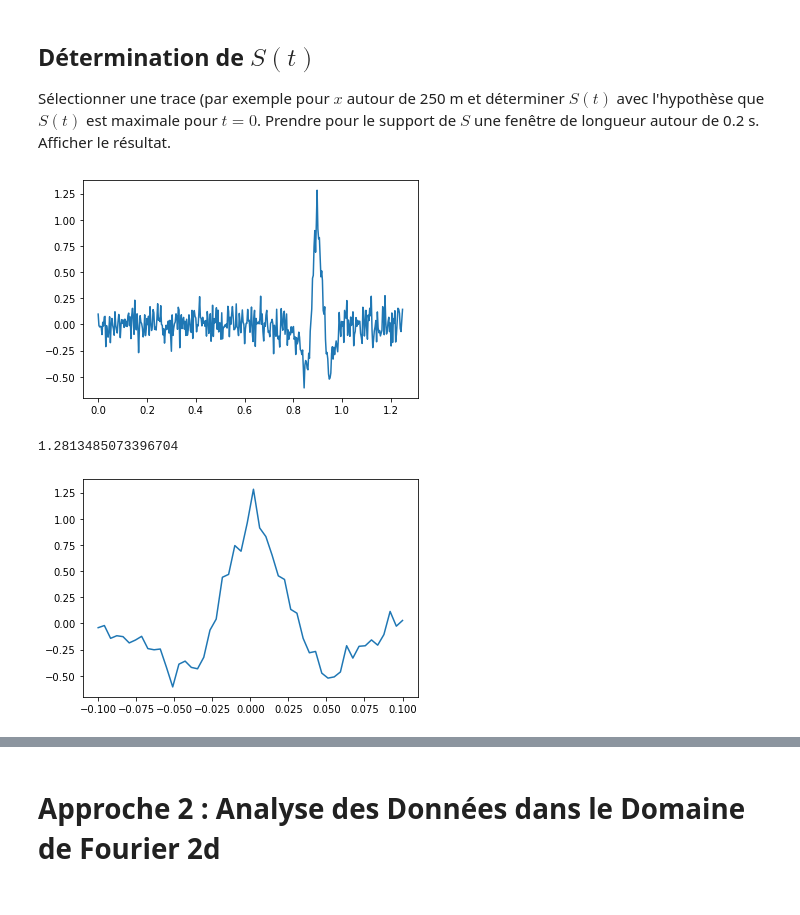
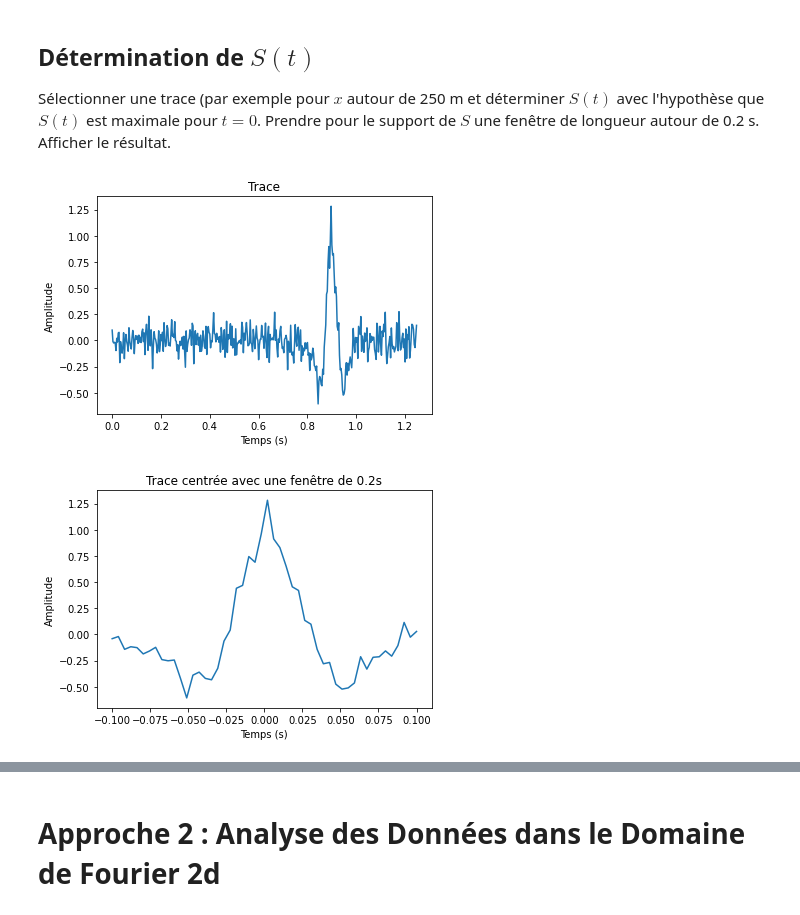
Before and after one commit to AlexiaALLAL/Mini-projet-traitement-signal-Alexia-Joris, a Jupyter notebook: mini_projet_groupe3.ipynb, the cells around one changed output, grey strips where cells are left out. Saved outputs shown, nothing was run; the diff lists cells and outputs as text; code cells hidden in the pictures.

```diff
--- a/mini_projet_groupe3.ipynb
+++ b/mini_projet_groupe3.ipynb
@@ -178,21 +180,24 @@ Sélectionner une trace (par exemple pour $x$ autour de 250 m et déterminer $S(
 # %%
 x=250
 ix=int(x/dx)
-trace=gpanel[:,ix]
-
-def S(t):
-    return trace[int((t+tmax)/dt)]
+trace=gpanel[:,ix] #on sélectionne une trace
 plt.plot(at,trace)
+plt.title("Trace")
+plt.xlabel("Temps (s)")
+plt.ylabel("Amplitude")
 plt.show()
 
 imax=np.where(trace == np.amax(trace))
-tmax=imax[0][0]*dt
-print(S(0))
+tmax=imax[0][0]*dt #tmax est l'instant où S(t) est maximale
+def S(t):
+    return trace[int((t+tmax)/dt)] #on décale de tmax pour que le max soit atteint en t=0
 
 T=np.linspace(-0.1,0.1,50)
 plt.plot(T,[S(t) for t in T])
+plt.title("Trace centrée avec une fenêtre de 0.2s")
+plt.xlabel("Temps (s)")
+plt.ylabel("Amplitude")
 plt.show()
 # %% [output]
-[figure, old version]
+[figure, new version]
-1.2813485073396704
-[figure, old version]
+[figure, new version]
```
Also changed, not shown: parts of 33 cells of this notebook.
